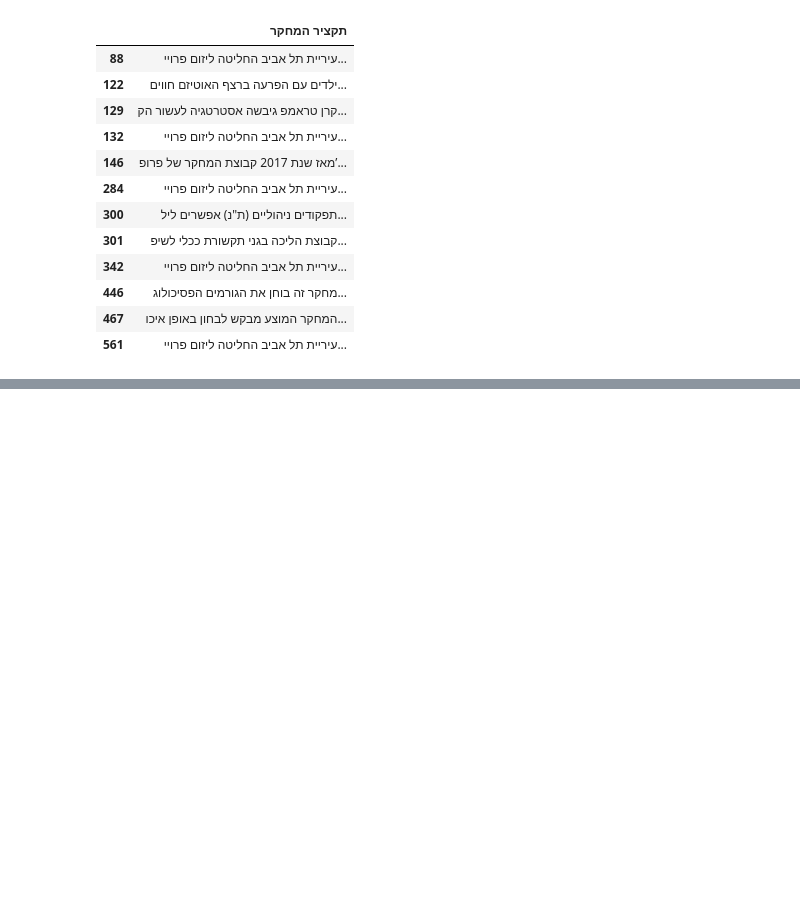
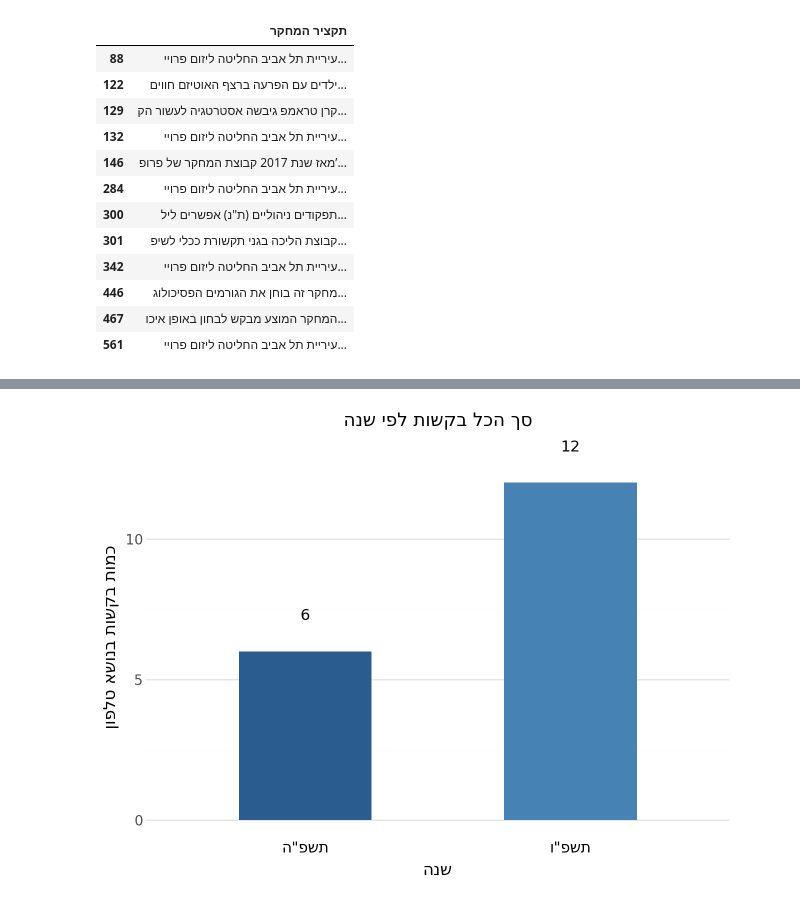
Before and after one commit to idowein/MOECSO, a Jupyter notebook: Regulation_data_science/meidaon_rosh_hashana.ipynb, the cells around one changed output, grey strips where cells are left out. Drawn from its saved outputs; the diff is of its cells as text; code cells hidden in the pictures; blank space fills up the shorter version.

Commit message:
plotting cells histogram

```diff
--- a/Regulation_data_science/meidaon_rosh_hashana.ipynb
+++ b/Regulation_data_science/meidaon_rosh_hashana.ipynb
@@ -593,12 +593,12 @@ col_name = 'תקציר המחקר'
 keywords = ['טלפון', 'סלולרי', 'נייד', 'פלאפון', 'אפליקציה']
 pattern = '|'.join(keywords)
 
-filtered_df = df_tashpa[
+filtered_cell_df_tashpa = df_tashpa[
     df_tashpa[col_name].astype(str).str.contains(pattern, case=False, na=False)
 ]
 
-print(f"נמצאו {len(filtered_df)} שורות התואמות לחיפוש.")
-filtered_df[['תקציר המחקר']]
+print(f"נמצאו {len(filtered_cell_df_tashpa)} שורות התואמות לחיפוש.")
+filtered_cell_df_tashpa[['תקציר המחקר']]
 # %% [output]
 נמצאו 6 שורות התואמות לחיפוש.
 |  | תקציר המחקר |
@@ -615,12 +615,12 @@ col_name = 'תקציר המחקר'
 keywords = ['טלפון', 'סלולרי', 'נייד', 'פלאפון', 'אפליקציה']
 pattern = '|'.join(keywords)
 
-filtered_df = df_tashpav[
+filtered_cell_df_tashpav = df_tashpav[
     df_tashpav[col_name].astype(str).str.contains(pattern, case=False, na=False)
 ]
 
-print(f"נמצאו {len(filtered_df)} שורות התואמות לחיפוש.")
-filtered_df[['תקציר המחקר']]
+print(f"נמצאו {len(filtered_cell_df_tashpav)} שורות התואמות לחיפוש.")
+filtered_cell_df_tashpav[['תקציר המחקר']]
 # %% [output]
 נמצאו 12 שורות התואמות לחיפוש.
 |  | תקציר המחקר |
@@ -638,0 +661,36 @@ filtered_df[['תקציר המחקר']]
+# %%
+from bidi.algorithm import get_display
+import arabic_reshaper
+
+fix_text = lambda t: get_display(arabic_reshaper.reshape(str(t)))
+
+# 1. יצירת DataFrame מסכם
+filtered_cell_df = pd.DataFrame({
+    'שנה': [fix_text('תשפ"ה'), fix_text('תשפ"ו')],
+    'כמות': [len(filtered_cell_df_tashpa), len(filtered_cell_df_tashpav)]
+})
+
+# 2. בניית הדיאגרמה המתוקנת
+chart_total = (
+    pln.ggplot(filtered_cell_df, pln.aes(x='שנה', y='כמות', fill='שנה'))
+    + pln.geom_col(width=0.5, show_legend=False)
+    + pln.geom_text(pln.aes(label='כמות'), va='bottom', nudge_y=1)
+    + pln.scale_fill_manual(values=['#2B5C8F', '#4682B4'])
+    + pln.labs(
+        x=fix_text('שנה'),
+        y=fix_text('כמות בקשות בנושא טלפון'),
+        title=fix_text('סך הכל בקשות לפי שנה')
+    )
+    + pln.theme_minimal()
+    + pln.theme(
+        text=pln.element_text(family='sans-serif'),
+        axis_text_x=pln.element_text(size=11, color='black'),
+        axis_text_y=pln.element_text(size=10),
+        axis_title=pln.element_text(size=12),
+        panel_grid_major_x=pln.element_blank()
+    )
+)
+
+display(chart_total)
+# %% [output]
+[figure, added]
```
Also changed, not shown: parts of 1 cell of this notebook.
